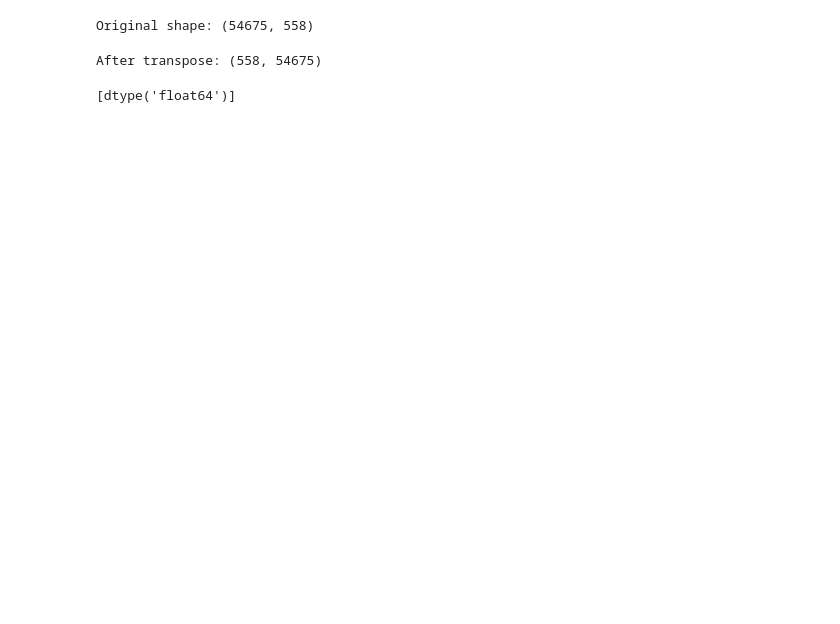
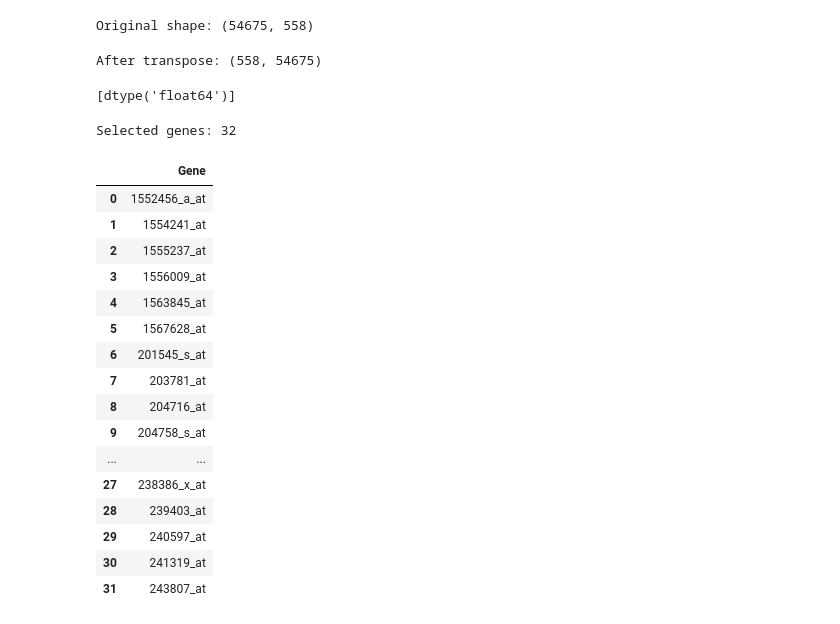
Before and after one commit to sreyadattagupta/Reasearch_Genomic, a Jupyter notebook: sikta.ipynb, the cells around one changed output. Drawn from its saved outputs; the diff is of its cells as text; code cells hidden in the pictures; blank space fills up the shorter version.

```diff
--- a/sikta.ipynb
+++ b/sikta.ipynb
@@ -36,7 +23,7 @@ def load_geo_series_matrix(path):
     df = pd.read_csv(StringIO(data), sep="\t", index_col=0)
     return df
 # %%
-path = "/workspaces/Reasearch_Genomic/GSE99039_series_matrix.txt.gz"
+path = "/workspaces/Reasearch_Genomic/GSE99039_series_matrix.txt.gz.1"
 
 df = load_geo_series_matrix(path)
 print("Original shape:", df.shape)
@@ -63,34 +50,65 @@ from sklearn.preprocessing import StandardScaler
 scaler = StandardScaler()
 X_scaled = scaler.fit_transform(X)
 # %%
-from sklearn.linear_model import LogisticRegression
+from sklearn.svm import LinearSVC
+from sklearn.feature_selection import SelectFromModel
 
-lasso = LogisticRegression(
+svc = LinearSVC(
     penalty="l1",
-    solver="saga",
-    max_iter=5000,
-    C=1.0
+    dual=False,
+    max_iter=2000
 )
 
-lasso.fit(X_scaled, y)
+selector = SelectFromModel(svc, max_features=32)
+selector.fit(X_scaled, y)
+
+selected_mask = selector.get_support()
+selected_genes = X.columns[selected_mask]
+
+print("Selected genes:", len(selected_genes))
+# %% [output]
+Selected genes: 32
 # %%
-coef = lasso.coef_[0]
-importance = np.abs(coef)
-genes = X.columns.to_numpy()
+from sklearn.svm import LinearSVC
+from sklearn.feature_selection import SelectFromModel
+import pandas as pd
+import numpy as np
 
-lasso_df = pd.DataFrame({
-    "Gene": genes,
-    "Coefficient": coef,
-    "Importance": importance
+svc = LinearSVC(
+    penalty="l1",
+    dual=False,
+    max_iter=2000
+)
+
+selector = SelectFromModel(svc, max_features=32)
+selector.fit(X_scaled, y)
+
+selected_mask = selector.get_support()
+selected_genes = X.columns[selected_mask]
+
+top_32 = pd.DataFrame({
+    "Gene": selected_genes
 })
 
-top_32 = (
-    lasso_df[lasso_df["Importance"] > 0]
-    .sort_values(by="Importance", ascending=False)
-    .head(32)
-)
-
 top_32
+# %% [output]
+|  | Gene |
+| 0 | 1552456_a_at |
+| 1 | 1554241_at |
+| 2 | 1555237_at |
+| 3 | 1556009_at |
+| 4 | 1563845_at |
+| 5 | 1567628_at |
+| 6 | 201545_s_at |
+| 7 | 203781_at |
+| 8 | 204716_at |
+| 9 | 204758_s_at |
+| ... | ... |
+| 27 | 238386_x_at |
+| 28 | 239403_at |
+| 29 | 240597_at |
+| 30 | 241319_at |
+| 31 | 243807_at |
 # %%
 top_32.to_csv("GSE99039_Top32_LASSO.csv", index=False)
 # %%
```
Also changed, not shown: parts of 7 cells of this notebook, 1 other file.
